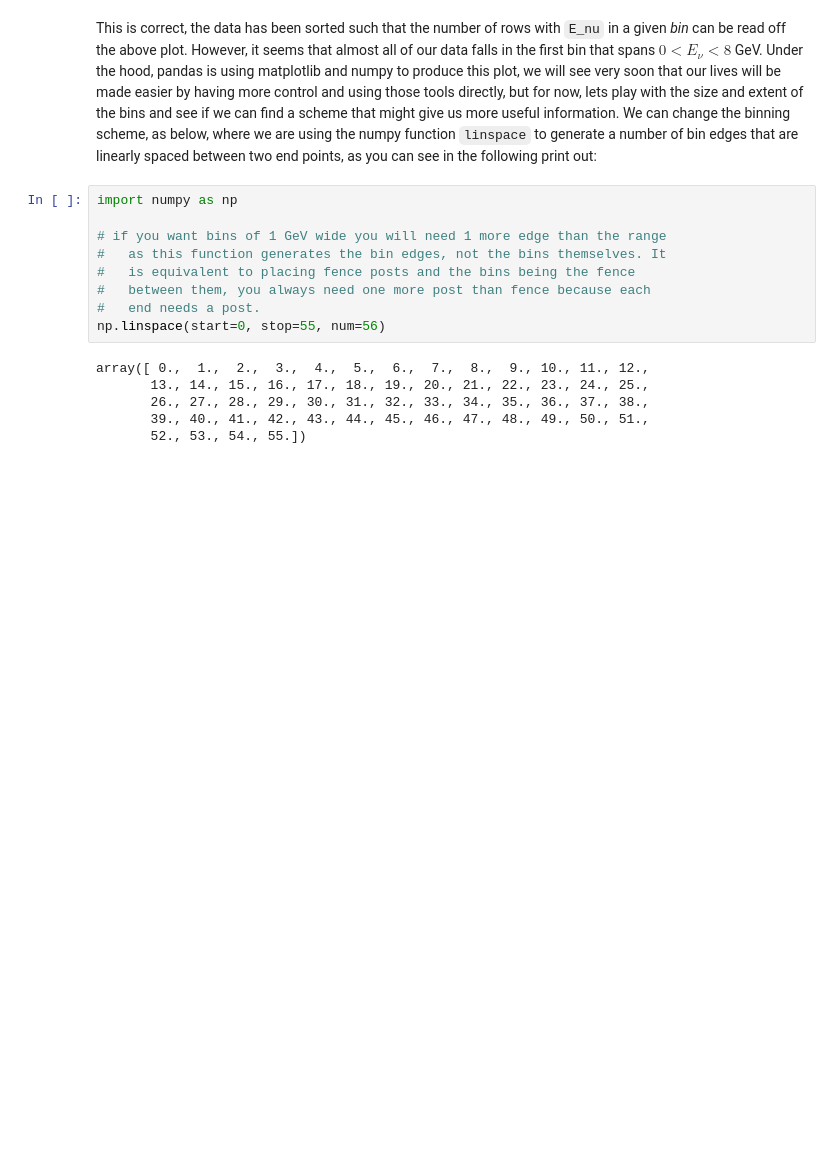
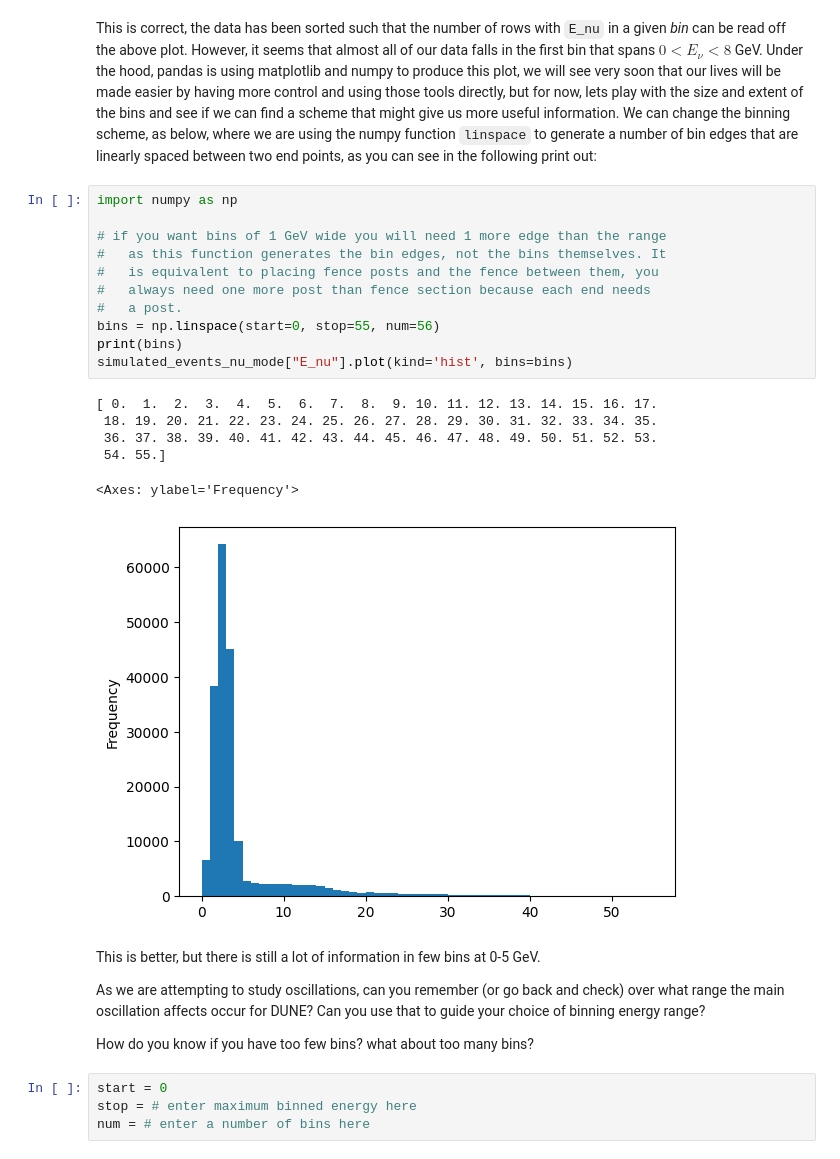
Before and after one commit to luketpickering/NuOscWE, a Jupyter notebook: EventSamples.ipynb, the cells around one changed output. Drawn from its saved outputs; the diff is of its cells as text; blank space fills up the shorter version.

Commit message:
even more text for the EventSamples nb

```diff
--- a/EventSamples.ipynb
+++ b/EventSamples.ipynb
@@ -63,15 +63,28 @@ This is correct, the data has been sorted such that the number of rows with `E_n
 # %%
 import numpy as np
 
 # if you want bins of 1 GeV wide you will need 1 more edge than the range
 #   as this function generates the bin edges, not the bins themselves. It
-#   is equivalent to placing fence posts and the bins being the fence
-#   between them, you always need one more post than fence because each
-#   end needs a post.
-np.linspace(start=0, stop=55, num=56)
+#   is equivalent to placing fence posts and the fence between them, you
+#   always need one more post than fence section because each end needs
+#   a post.
+bins = np.linspace(start=0, stop=55, num=56)
+print(bins)
+simulated_events_nu_mode["E_nu"].plot(kind='hist', bins=bins)
 # %% [output]
-array([ 0.,  1.,  2.,  3.,  4.,  5.,  6.,  7.,  8.,  9., 10., 11., 12.,
-       13., 14., 15., 16., 17., 18., 19., 20., 21., 22., 23., 24., 25.,
-       26., 27., 28., 29., 30., 31., 32., 33., 34., 35., 36., 37., 38.,
-       39., 40., 41., 42., 43., 44., 45., 46., 47., 48., 49., 50., 51.,
-       52., 53., 54., 55.])
+[ 0.  1.  2.  3.  4.  5.  6.  7.  8.  9. 10. 11. 12. 13. 14. 15. 16. 17.
+ 18. 19. 20. 21. 22. 23. 24. 25. 26. 27. 28. 29. 30. 31. 32. 33. 34. 35.
+ 36. 37. 38. 39. 40. 41. 42. 43. 44. 45. 46. 47. 48. 49. 50. 51. 52. 53.
+ 54. 55.]
+<Axes: ylabel='Frequency'>
+[figure, added]
+# %% [markdown]
+This is better, but there is still a lot of information in few bins at 0-5 GeV.
+
+As we are attempting to study oscillations, can you remember (or go back and check) over what range the main oscillation affects occur for DUNE? Can you use that to guide your choice of binning energy range?
+
+How do you know if you have too few bins? what about too many bins?
+# %%
+start = 0
+stop = # enter maximum binned energy here
+num = # enter a number of bins here
```
Also changed, not shown: parts of 10 cells of this notebook.
